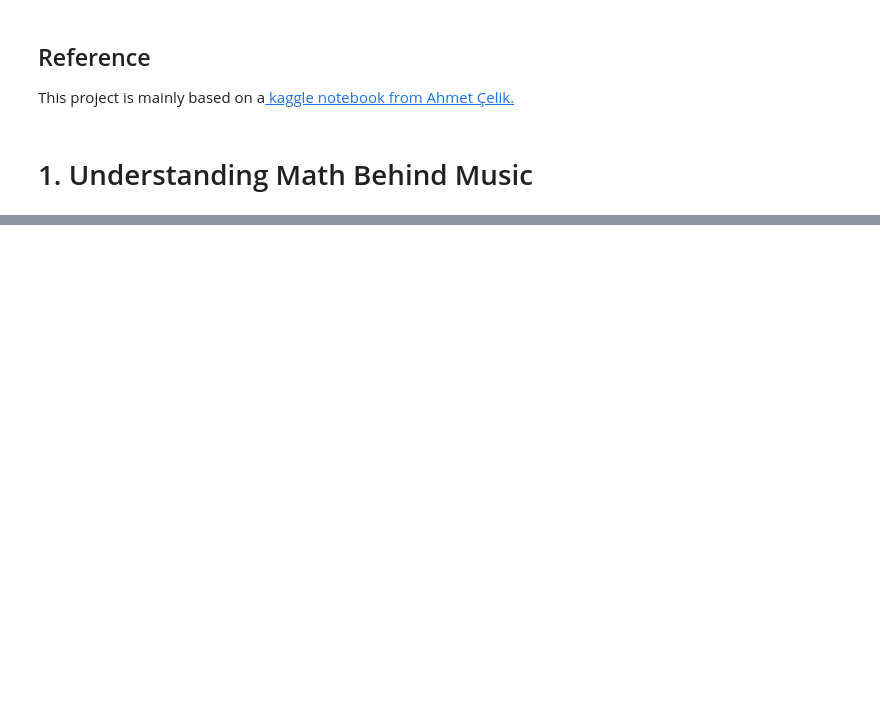
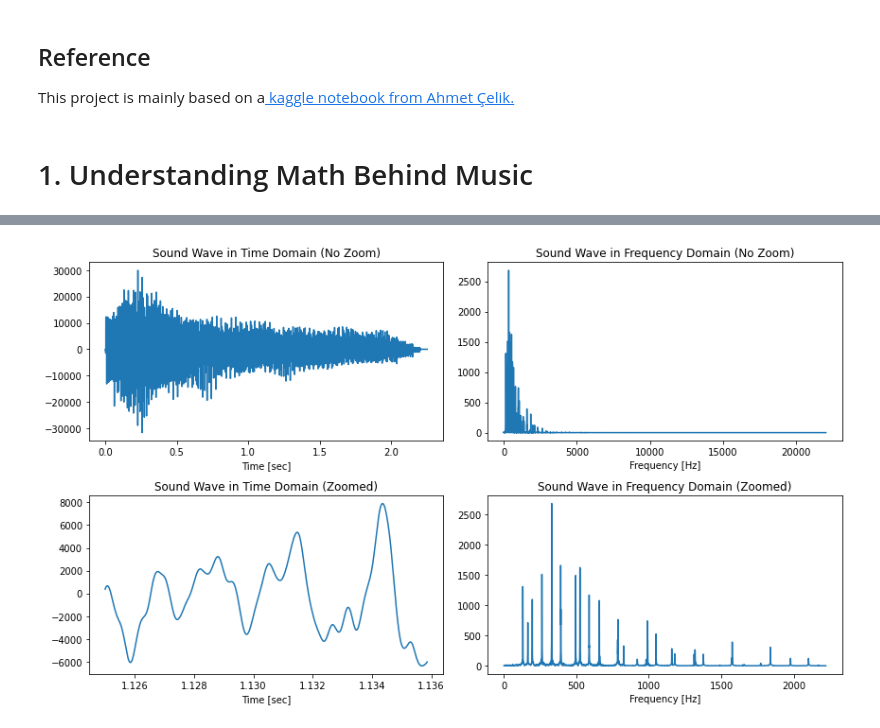
Before and after one commit to dgavieira/Chord-Recognition, a Jupyter notebook: Chord_Recognition.ipynb, the cells around one changed output, grey strips where cells are left out. Cells and saved outputs as stored; diff of their text form; code cells hidden in the pictures; blank space fills up the shorter version.

```diff
--- a/Chord_Recognition.ipynb
+++ b/Chord_Recognition.ipynb
@@ -60,0 +113,2 @@ from scipy.signal import spectrogram, find_peaks
+# %%
+ROOT_DIR = '/content/drive/MyDrive/Datasets/chord-classification'
@@ -60,0 +170,29 @@ from scipy.signal import spectrogram, find_peaks
+# %%
+path = ROOT_DIR + '/Audio_Files/Major/Major_0.wav'
+fs, signal = wavfile.read(path)
+N = len(signal)
+time = np.linspace(0., N/fs, N)
+
+# Fourier Transform
+y_freq = fftfreq(N, 1/fs)[:N//2]  # array for frequency stamps
+signal_f = fft(signal) # Signal in frequency domain
+signal_f_onesided = 2.0/N * np.abs(signal_f[0:N//2]) # taking positive terms
+
+# Plotting signal in time and frequency domains
+fig, axes = plt.subplots(2, 2, figsize=(12, 7))
+axes[0,0].plot(time, signal)
+axes[0,0].set_title("Sound Wave in Time Domain (No Zoom)")
+axes[0,0].set(xlabel='Time [sec]')
+axes[0,1].plot(y_freq, signal_f_onesided)
+axes[0,1].set_title("Sound Wave in Frequency Domain (No Zoom)")
+axes[0,1].set(xlabel='Frequency [Hz]')
+axes[1,0].plot(time[(N//2):(N//2+480)], signal[(N//2):(N//2+480)])
+axes[1,0].set_title("Sound Wave in Time Domain (Zoomed)")
+axes[1,0].set(xlabel='Time [sec]')
+axes[1,1].plot(y_freq[:5000], signal_f_onesided[:5000])
+axes[1,1].set_title("Sound Wave in Frequency Domain (Zoomed)")
+axes[1,1].set(xlabel='Frequency [Hz]')
+fig.tight_layout()
+plt.show()
+# %% [output]
+[figure, added]
```
Also changed, not shown: parts of 39 cells of this notebook.
